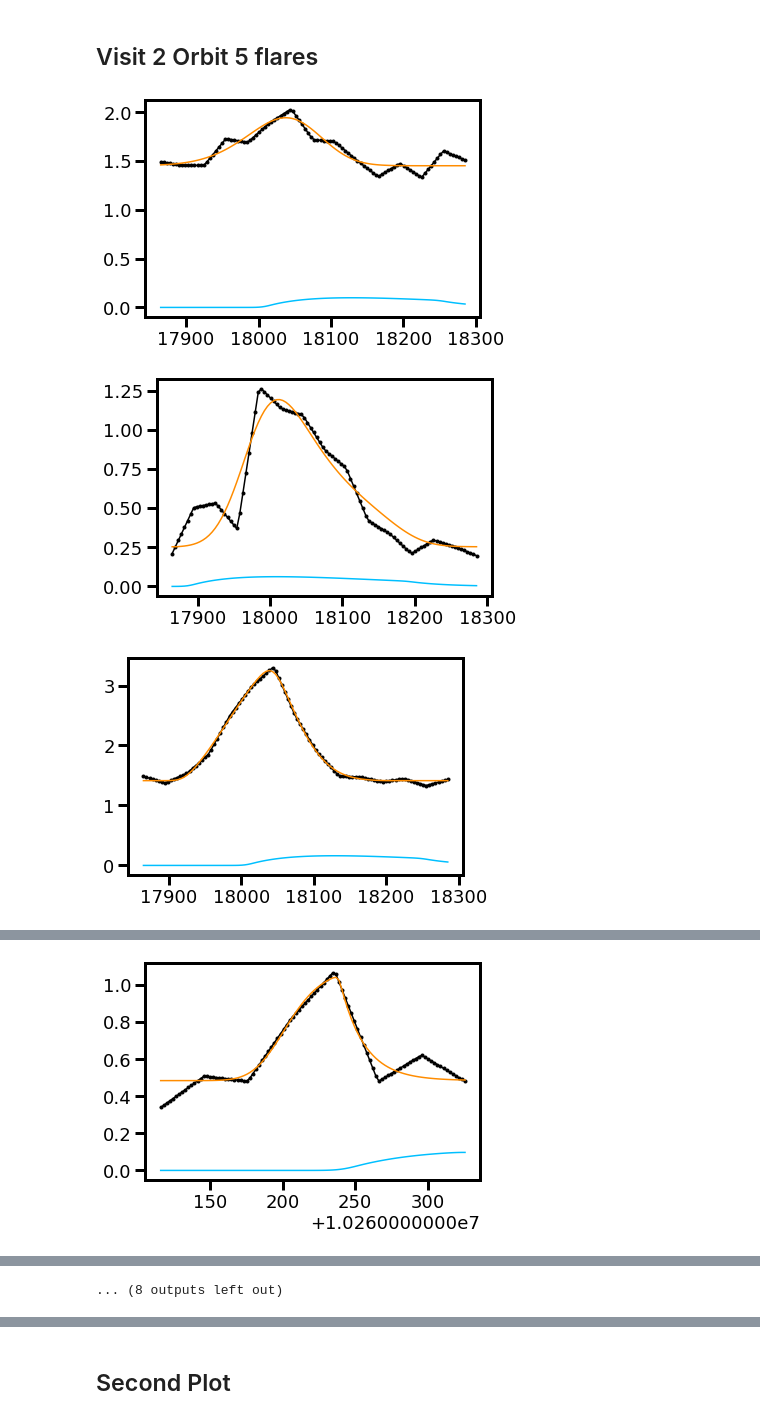
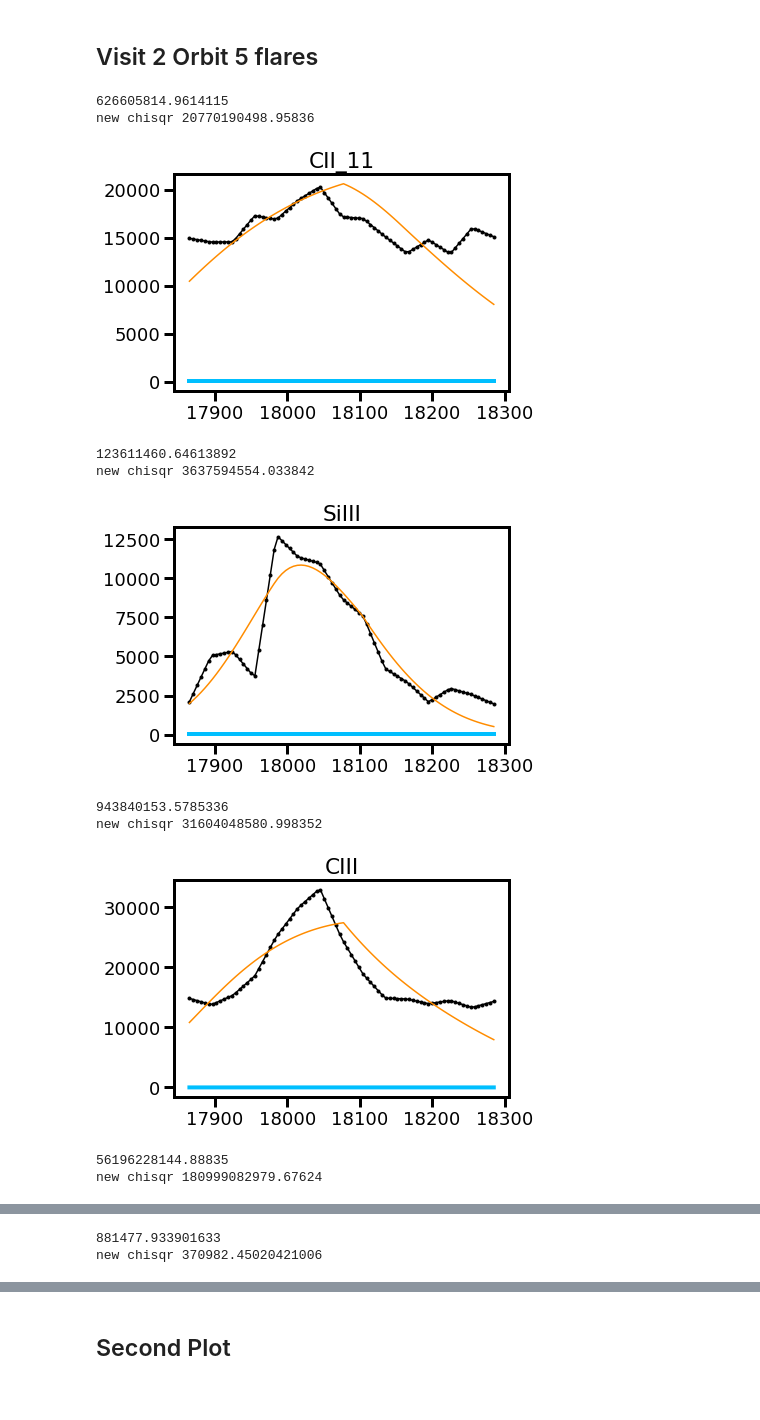
Before and after one commit to afeinstein20/cos_flares, a Jupyter notebook: notebooks/flare_analysis.ipynb, the cells around one changed output, grey strips where cells are left out. Saved outputs shown, nothing was run; the diff lists cells and outputs as text; code cells hidden in the pictures.

```diff
--- a/notebooks/flare_analysis.ipynb
+++ b/notebooks/flare_analysis.ipynb
@@ -529,11 +328,11 @@ for j in [1,3,-4,-3,-1]:
     upsample = np.linspace(fwc.time[mask].min(), fwc.time[mask].max(), 40)
 
     if ion !='CIII':
+        finterp = interp1d(fwc.time[mask].value, f[mask]/1e-13)
+        einterp = interp1d(fwc.time[mask].value, e[mask]/1e-13)
+    else:
         finterp = interp1d(fwc.time[mask].value, f[mask]/1e-12)
         einterp = interp1d(fwc.time[mask].value, e[mask]/1e-12)
-    else:
-        finterp = interp1d(fwc.time[mask].value, f[mask]/1e-11)
-        einterp = interp1d(fwc.time[mask].value, e[mask]/1e-11)
 
     plt.plot(upsample,
              finterp(upsample),
@@ -658,63 +459,77 @@ FeXXI
 ## Visit 2 Orbit 5 flares
 # %%
 fmodels_25 = []
+scalings_25 = []
 
-for j in [3,-4,-3,-1]:
+for j in [3, -4,-3,-1]:
     temp_f = []
     temp_l = []
     mask = f_int[j] > 0
+    temp_s = []
 
     for ion in ions:
 
-        upsample = np.linspace(fwc.time[mask].min(), fwc.time[mask].max(), 100)
+        upsample = np.linspace(fwc.time[mask].min(), fwc.time[mask].max(), 80)
 
-        if 'CII' not in ion:
-            finterp = interp1d(fwc.time[mask], fwc.width_table[ion][mask]/1e-12)
-            einterp = interp1d(fwc.time[mask], fwc.error_table[ion][mask]/1e-12)
-            scaling=1e-12
+        if ion not in ['CIII','CII_11','FeXXI']:
+            scaling=1e-16
+            finterp = interp1d(fwc.time[mask], fwc.width_table[ion][mask]/scaling)
+            einterp = interp1d(fwc.time[mask], fwc.error_table[ion][mask]/scaling)
         else:
-            finterp = interp1d(fwc.time[mask], fwc.width_table[ion][mask]/1e-11)
-            einterp = interp1d(fwc.time[mask], fwc.error_table[ion][mask]/1e-11)
-            scaling=1e-11
+            scaling=1e-15
+            finterp = interp1d(fwc.time[mask], fwc.width_table[ion][mask]/scaling)
+            einterp = interp1d(fwc.time[mask], fwc.error_table[ion][mask]/scaling)
 
         plt.plot(upsample, finterp(upsample), 'k', marker='.')
 
         t0, amp = multi_peaks(fwc.time[mask], fwc.width_table[ion][mask])
 
         rise, decay = [10,10,10],[50,50,50]
+        temp_s.append(scaling)
 
         out = fwc.fit_flare(ion=ion, mask=mask,  model='convolved',
                             eta=t0[:1], omega=[200], alpha=[100], offset=0.5,
                             amp=amp[:1]/scaling, t0=t0[:1], rise=[10], decay=[50],
                             x=upsample.value, y=finterp(upsample),
                             yerr=einterp(upsample))
 
-        plt.plot(upsample, out[-2], color='deepskyblue')
+        #plt.plot(upsample, out[-2], color='deepskyblue')
         plt.plot(upsample, out[-1].best_fit, color='darkorange')
+        print(out[-1].chisqr)
 
-        if out[-1].chisqr > 2 and out[-1].chisqr <= 3:
+        if out[-1].chisqr >= 100:# and out[-1].chisqr <= 5:
             out = fwc.fit_flare(ion=ion, mask=mask,  model='convolved',
                             eta=t0[:1], omega=[200], alpha=[50], offset=1,
                             amp=amp[:1]/scaling*1000, t0=t0[:1], rise=[10], decay=[50],
                             x=upsample.value, y=finterp(upsample),
                             yerr=einterp(upsample))
-            plt.plot(upsample, out[-2], '--', color='yellow')
-            plt.plot(upsample, out[-1].best_fit, '--', color='green')
+            #plt.plot(upsample, out[-2], '--', color='yellow')
+            #plt.plot(upsample, out[-1].best_fit, '--', color='green')
 
-        if out[-1].chisqr > 3:
+        if out[-1].chisqr > 400:
             out = fwc.fit_flare(ion=ion, mask=mask,  model='skewed gaussian',
                             eta=t0[:1]-20, omega=[10], alpha=[20], offset=1,
                             amp=amp[:1]/scaling*10, t0=t0[:1]-20, rise=[5], decay=[50],
                             x=upsample.value, y=finterp(upsample),
                             yerr=einterp(upsample))
             #plt.plot(upsample, out[-2], '--', color='blue')
-            plt.plot(upsample, out[-1].best_fit, '--', color='red')
+            plt.plot(upsample, out[-1].best_fit, color='deepskyblue', lw=4)
+            print('new chisqr', out[-1].chisqr)
 
         temp_f.append(out)
+        plt.title(ion)
         plt.show()
-
+    scalings_25.append(temp_s)
     fmodels_25.append(temp_f)
 # %% [output]
+626605814.9614115
+new chisqr 20770190498.95836
-[figure, old version]
+[figure, new version]
+123611460.64613892
+new chisqr 3637594554.033842
-[figure, old version]
+[figure, new version]
+943840153.5785336
+new chisqr 31604048580.998352
-[figure, old version]
+[figure, new version]
+56196228144.88835
+new chisqr 180999082979.67624
@@ -721,0 +537,2 @@ for j in [3,-4,-3,-1]:
+881477.933901633
+new chisqr 370982.45020421006
@@ -724 +542,0 @@ for j in [3,-4,-3,-1]:
-[figure, removed]
@@ -730 +542,0 @@ for j in [3,-4,-3,-1]:
-... (8 outputs left out)
```
Also changed, not shown: parts of 22 cells of this notebook, 8 other files.
